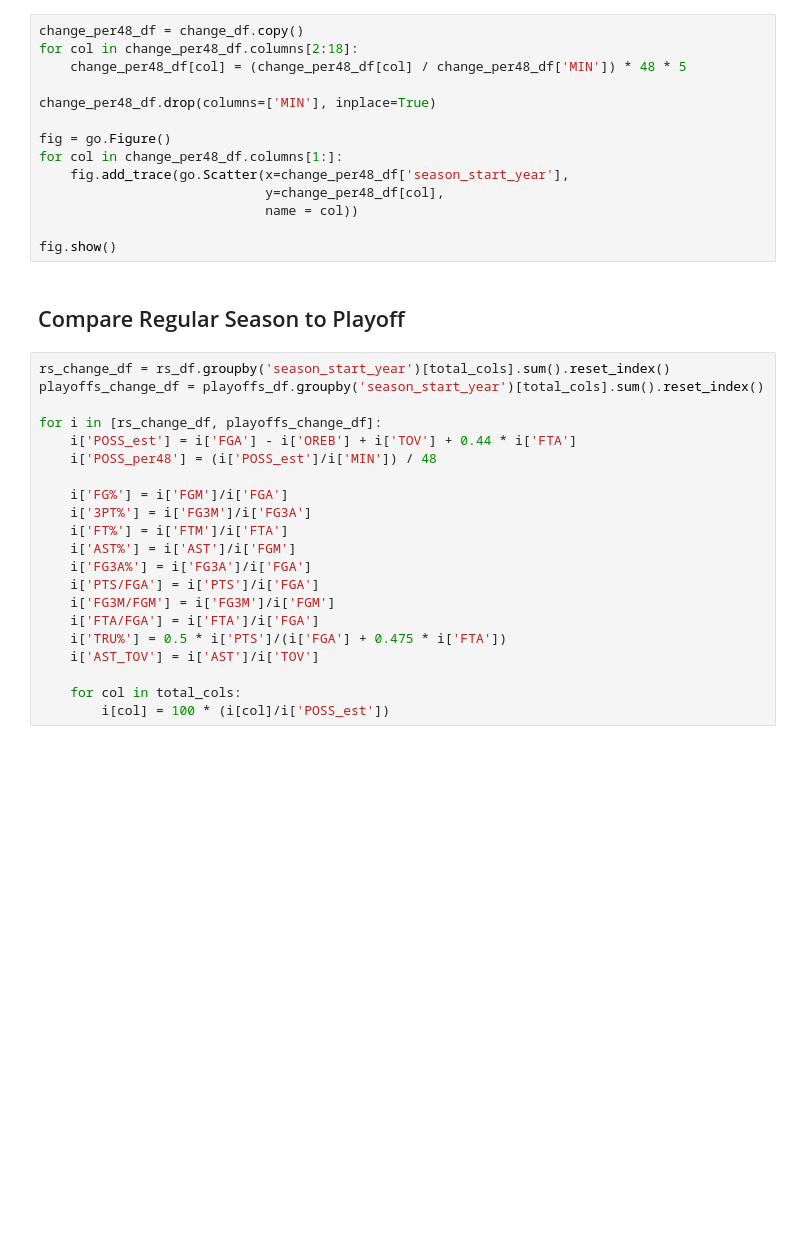
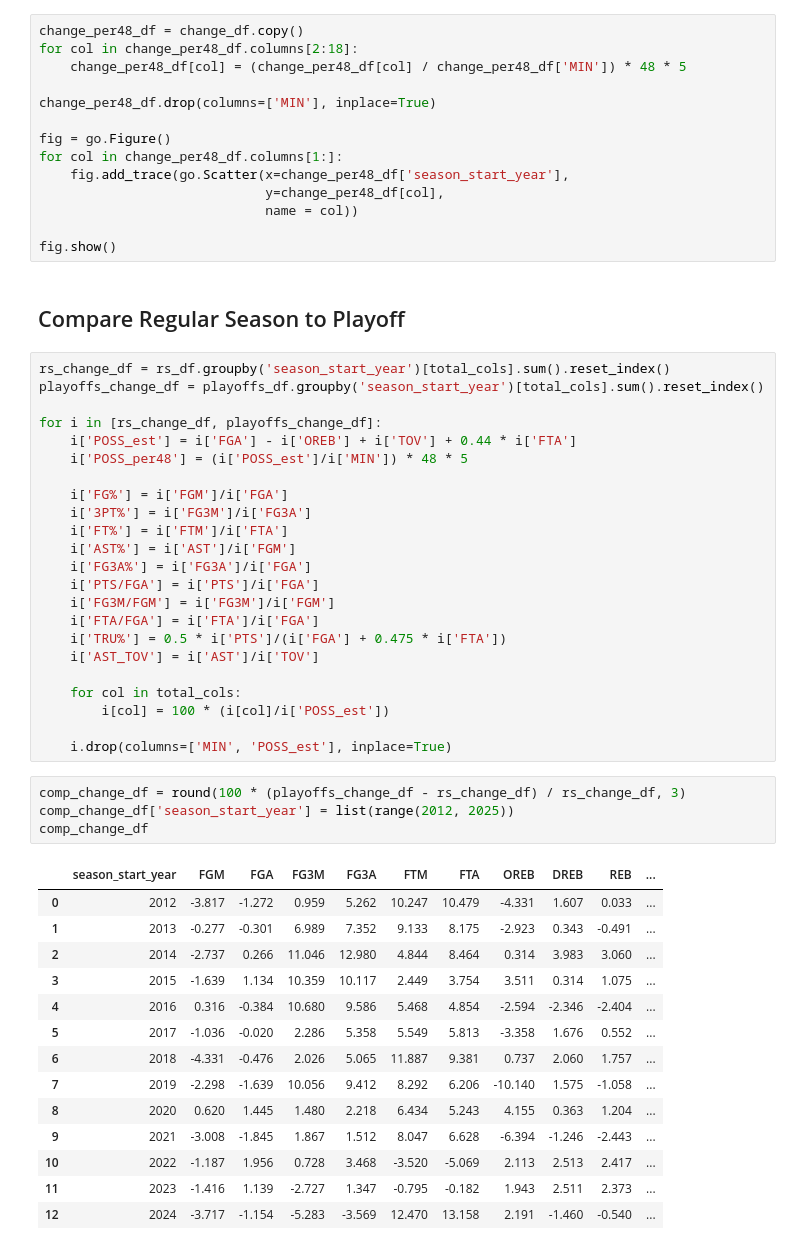
Before and after one commit to listeven06/nba_analytics, a Jupyter notebook: analysis.ipynb, the cells around one changed output. Cells and saved outputs as stored; diff of their text form; blank space fills up the shorter version.

Commit message:
Playoff vs Regular Season Comparison

```diff
--- a/analysis.ipynb
+++ b/analysis.ipynb
@@ -188,7 +188,7 @@ playoffs_change_df = playoffs_df.groupby('season_start_year')[total_cols].sum().
 
 for i in [rs_change_df, playoffs_change_df]:
     i['POSS_est'] = i['FGA'] - i['OREB'] + i['TOV'] + 0.44 * i['FTA']
-    i['POSS_per48'] = (i['POSS_est']/i['MIN']) / 48
+    i['POSS_per48'] = (i['POSS_est']/i['MIN']) * 48 * 5
 
     i['FG%'] = i['FGM']/i['FGA']
     i['3PT%'] = i['FG3M']/i['FG3A']
@@ -203,3 +203,24 @@ for i in [rs_change_df, playoffs_change_df]:
 
     for col in total_cols:
         i[col] = 100 * (i[col]/i['POSS_est'])
+
+    i.drop(columns=['MIN', 'POSS_est'], inplace=True)
+# %%
+comp_change_df = round(100 * (playoffs_change_df - rs_change_df) / rs_change_df, 3)
+comp_change_df['season_start_year'] = list(range(2012, 2025))
+comp_change_df
+# %% [output]
+|  | season_start_year | FGM | FGA | FG3M | FG3A | FTM | FTA | OREB | DREB | REB | ... |
+| 0 | 2012 | -3.817 | -1.272 | 0.959 | 5.262 | 10.247 | 10.479 | -4.331 | 1.607 | 0.033 | ... |
+| 1 | 2013 | -0.277 | -0.301 | 6.989 | 7.352 | 9.133 | 8.175 | -2.923 | 0.343 | -0.491 | ... |
+| 2 | 2014 | -2.737 | 0.266 | 11.046 | 12.980 | 4.844 | 8.464 | 0.314 | 3.983 | 3.060 | ... |
+| 3 | 2015 | -1.639 | 1.134 | 10.359 | 10.117 | 2.449 | 3.754 | 3.511 | 0.314 | 1.075 | ... |
+| 4 | 2016 | 0.316 | -0.384 | 10.680 | 9.586 | 5.468 | 4.854 | -2.594 | -2.346 | -2.404 | ... |
+| 5 | 2017 | -1.036 | -0.020 | 2.286 | 5.358 | 5.549 | 5.813 | -3.358 | 1.676 | 0.552 | ... |
+| 6 | 2018 | -4.331 | -0.476 | 2.026 | 5.065 | 11.887 | 9.381 | 0.737 | 2.060 | 1.757 | ... |
+| 7 | 2019 | -2.298 | -1.639 | 10.056 | 9.412 | 8.292 | 6.206 | -10.140 | 1.575 | -1.058 | ... |
+| 8 | 2020 | 0.620 | 1.445 | 1.480 | 2.218 | 6.434 | 5.243 | 4.155 | 0.363 | 1.204 | ... |
+| 9 | 2021 | -3.008 | -1.845 | 1.867 | 1.512 | 8.047 | 6.628 | -6.394 | -1.246 | -2.443 | ... |
+| 10 | 2022 | -1.187 | 1.956 | 0.728 | 3.468 | -3.520 | -5.069 | 2.113 | 2.513 | 2.417 | ... |
+| 11 | 2023 | -1.416 | 1.139 | -2.727 | 1.347 | -0.795 | -0.182 | 1.943 | 2.511 | 2.373 | ... |
+| 12 | 2024 | -3.717 | -1.154 | -5.283 | -3.569 | 12.470 | 13.158 | 2.191 | -1.460 | -0.540 | ... |
```
Also changed, not shown: parts of 1 cell of this notebook.
